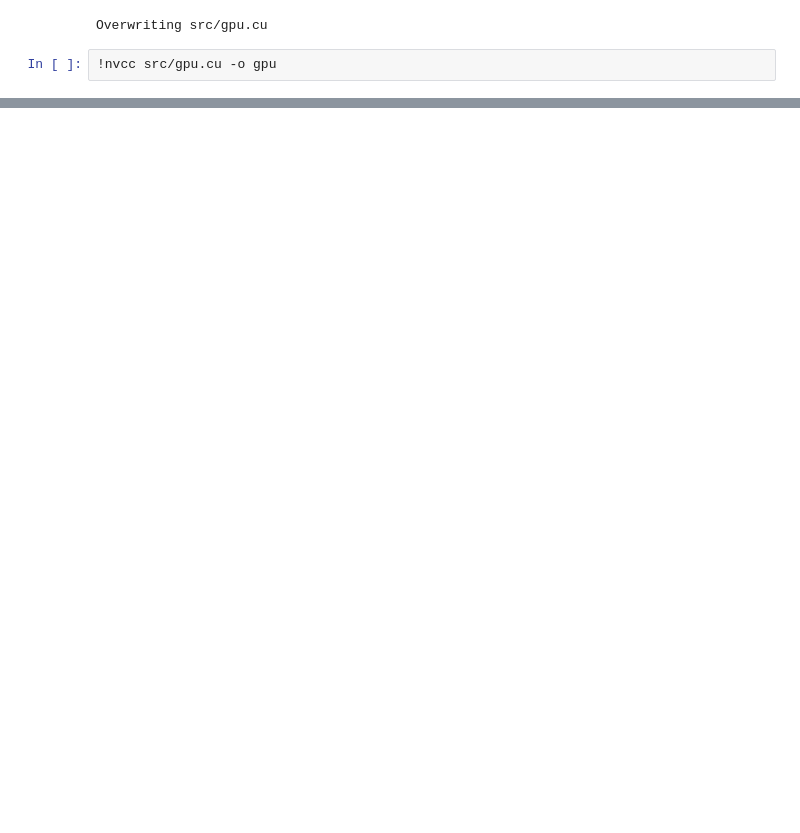
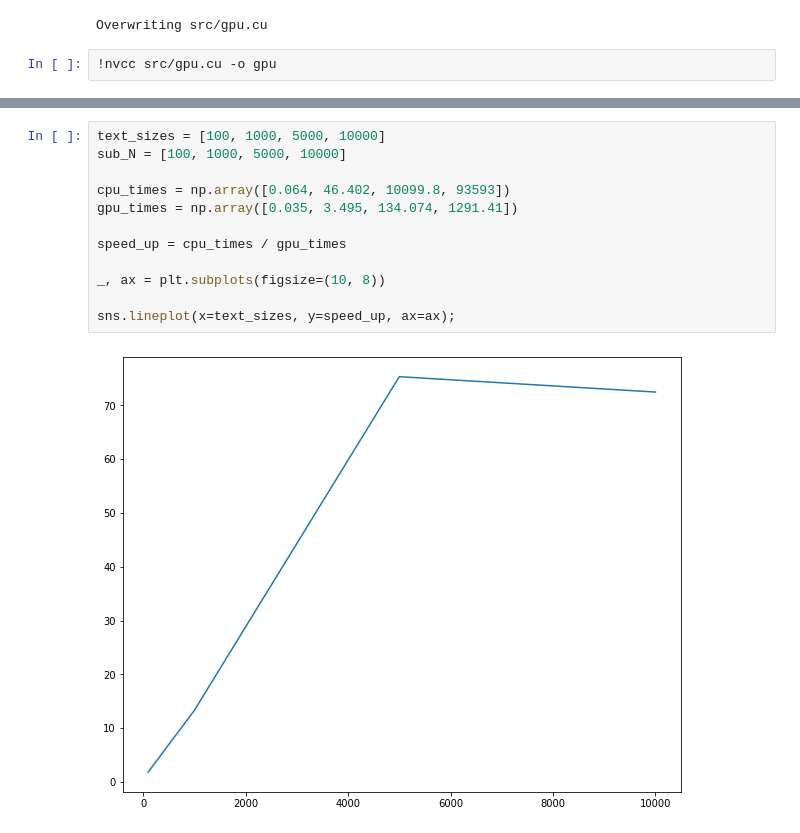
Before and after one commit to Anteii/HPC-Labs, a Jupyter notebook: lab4/MassSearch.ipynb, the cells around one changed output, grey strips where cells are left out. Saved outputs shown, nothing was run; the diff lists cells and outputs as text; blank space fills up the shorter version.

```diff
--- a/lab4/MassSearch.ipynb
+++ b/lab4/MassSearch.ipynb
@@ -738,0 +628,14 @@ exceptions
+# %%
+text_sizes = [100, 1000, 5000, 10000]
+sub_N = [100, 1000, 5000, 10000]
+
+cpu_times = np.array([0.064, 46.402, 10099.8, 93593])
+gpu_times = np.array([0.035, 3.495, 134.074, 1291.41])
+
+speed_up = cpu_times / gpu_times
+
+_, ax = plt.subplots(figsize=(10, 8))
+
+sns.lineplot(x=text_sizes, y=speed_up, ax=ax);
+# %% [output]
+[figure, added]
```
Also changed, not shown: parts of 9 cells of this notebook.
